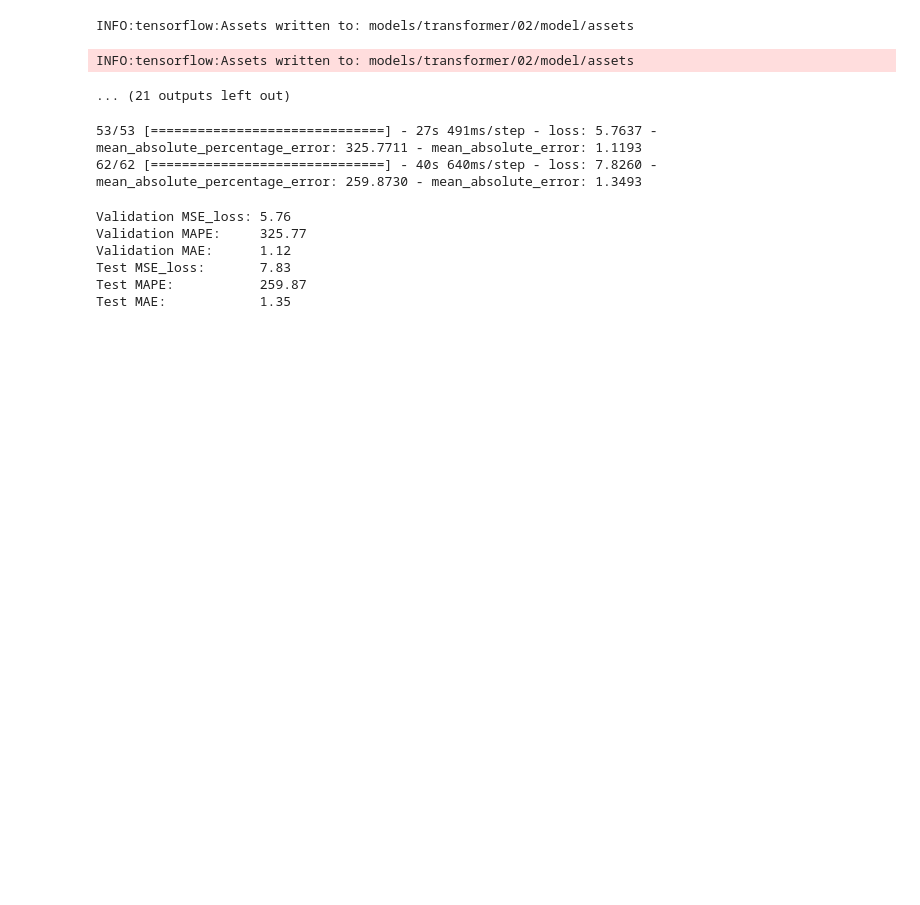
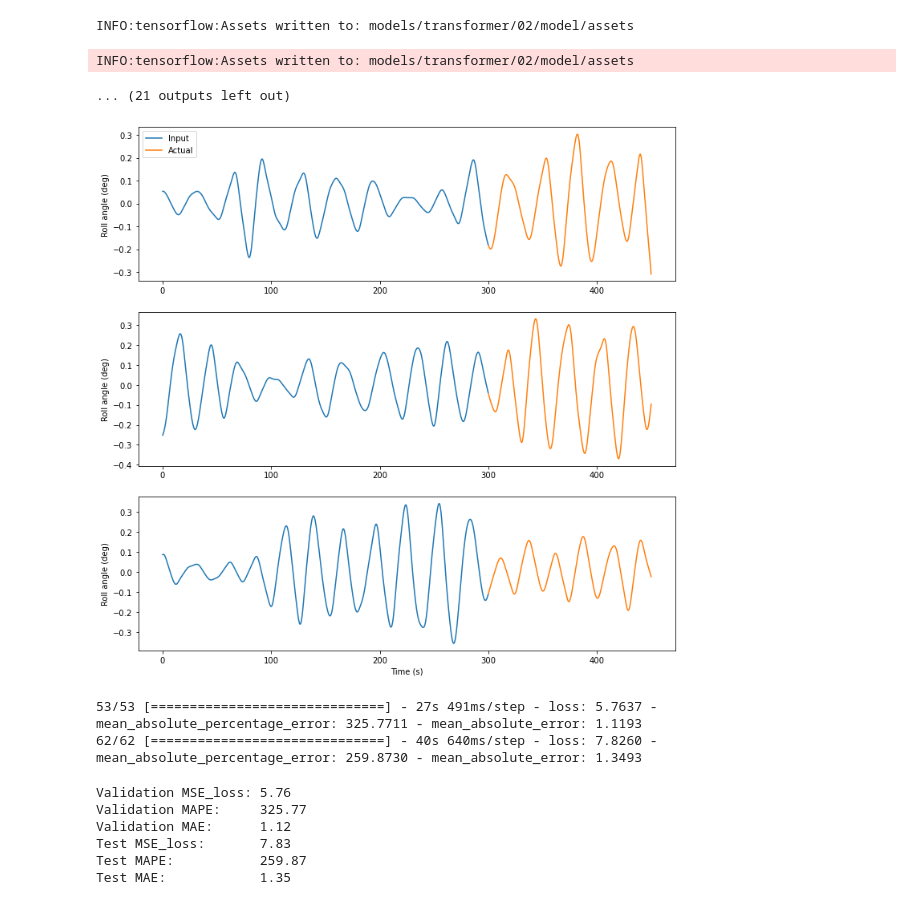
Before and after one commit to Nish171/Parametric_Roll_Detection, a Jupyter notebook: notebooks/Transformer.ipynb, the cells around one changed output. Saved outputs shown, nothing was run; the diff lists cells and outputs as text; code cells hidden in the pictures; blank space fills up the shorter version.

```diff
--- a/notebooks/Transformer.ipynb
+++ b/notebooks/Transformer.ipynb
@@ -182,7 +180,9 @@ INFO:tensorflow:Assets written to: models/transformer/02/model/assets
 INFO:tensorflow:Assets written to: models/transformer/02/model/assets
 ... (21 outputs left out)
 # %%
-Data.plot_example(50, model)
+Data.plot_example(50)
+# %% [output]
+[figure, added]
 # %%
 val_performance = model.evaluate(Data.Val)
 test_performance = model.evaluate(Data.Test)
```
Also changed, not shown: parts of 3 cells of this notebook, 3 other files.
